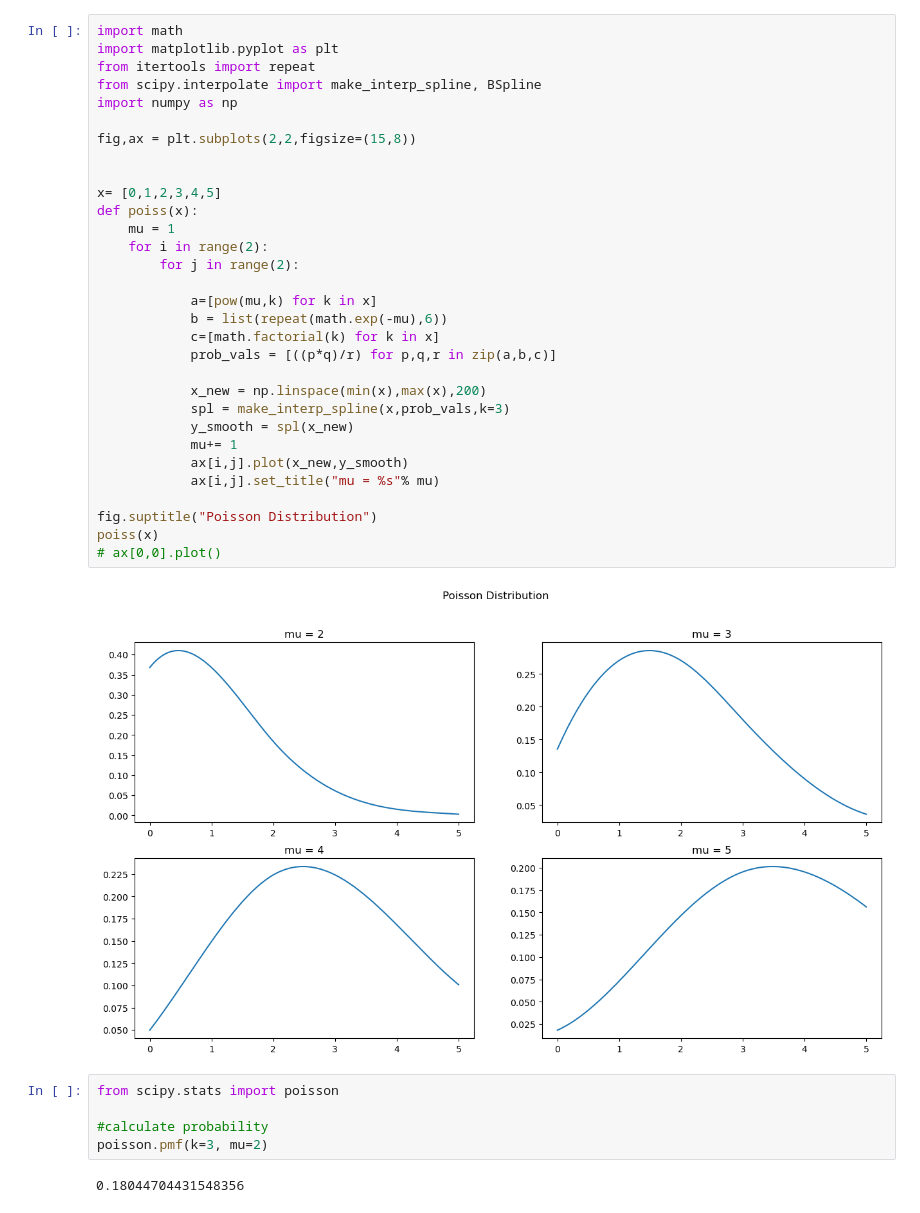
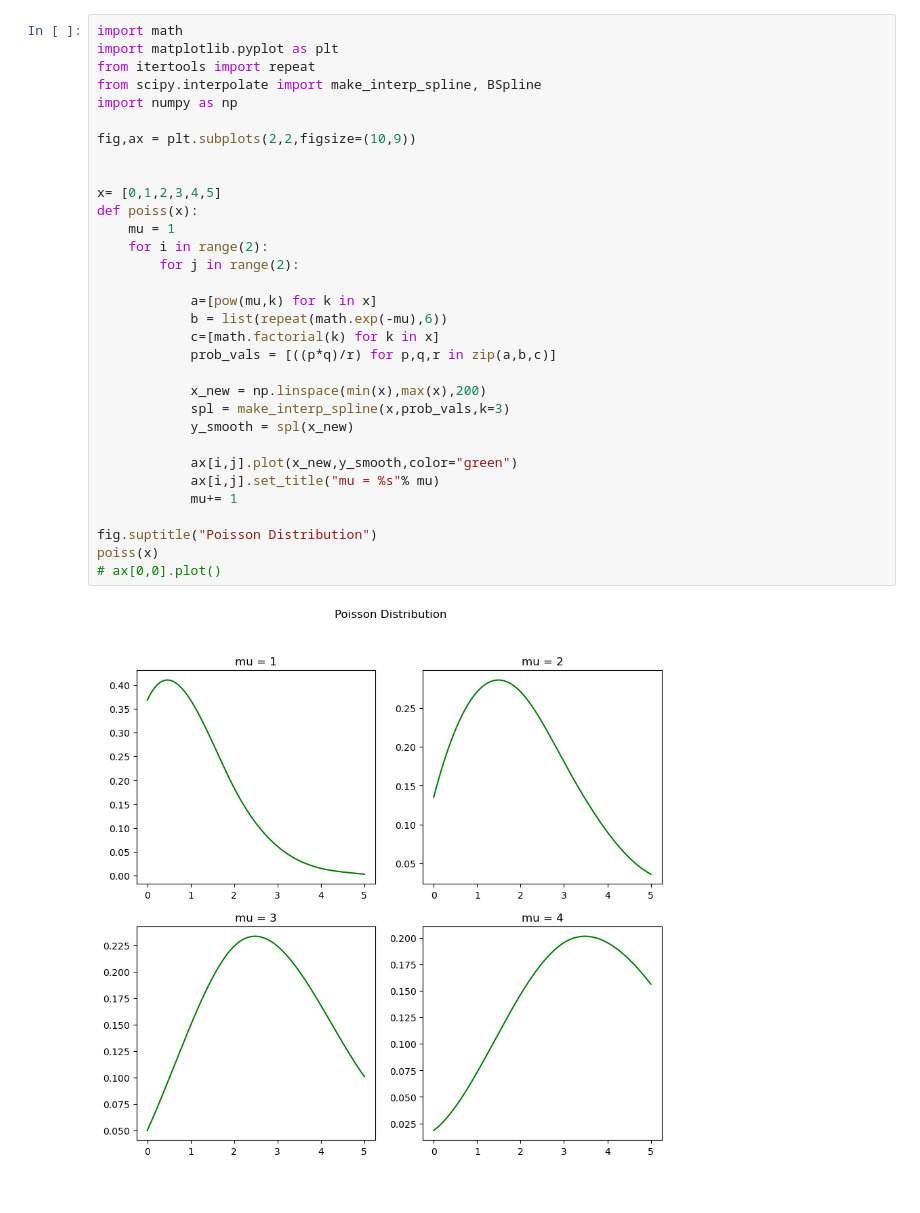
Before and after one commit to shreevaths1/my-distributions, a Jupyter notebook: Poisson.ipynb, the cells around one changed output. Cells and saved outputs as stored; diff of their text form.

Commit message:
added short description and combined all graphs into one

```diff
--- a/Poisson.ipynb
+++ b/Poisson.ipynb
@@ -3,40 +7,34 @@
 # %%
 import math
 import matplotlib.pyplot as plt
 from itertools import repeat
 from scipy.interpolate import make_interp_spline, BSpline
 import numpy as np
 
-fig,ax = plt.subplots(2,2,figsize=(15,8))
+fig,ax = plt.subplots(2,2,figsize=(10,9))
 
 
 x= [0,1,2,3,4,5]
 def poiss(x):
     mu = 1
     for i in range(2):
         for j in range(2):
 
             a=[pow(mu,k) for k in x]
             b = list(repeat(math.exp(-mu),6))
             c=[math.factorial(k) for k in x]
             prob_vals = [((p*q)/r) for p,q,r in zip(a,b,c)]
 
             x_new = np.linspace(min(x),max(x),200)
             spl = make_interp_spline(x,prob_vals,k=3)
             y_smooth = spl(x_new)
+
+            ax[i,j].plot(x_new,y_smooth,color="green")
+            ax[i,j].set_title("mu = %s"% mu)
             mu+= 1
-            ax[i,j].plot(x_new,y_smooth)
-            ax[i,j].set_title("mu = %s"% mu)
 
 fig.suptitle("Poisson Distribution")
 poiss(x)
 # ax[0,0].plot()
 # %% [output]
-[figure, old version]
+[figure, new version]
-# %%
-from scipy.stats import poisson
-
-#calculate probability
-poisson.pmf(k=3, mu=2)
-# %% [output]
-0.18044704431548356
```
Also changed, not shown: parts of 2 cells of this notebook.
